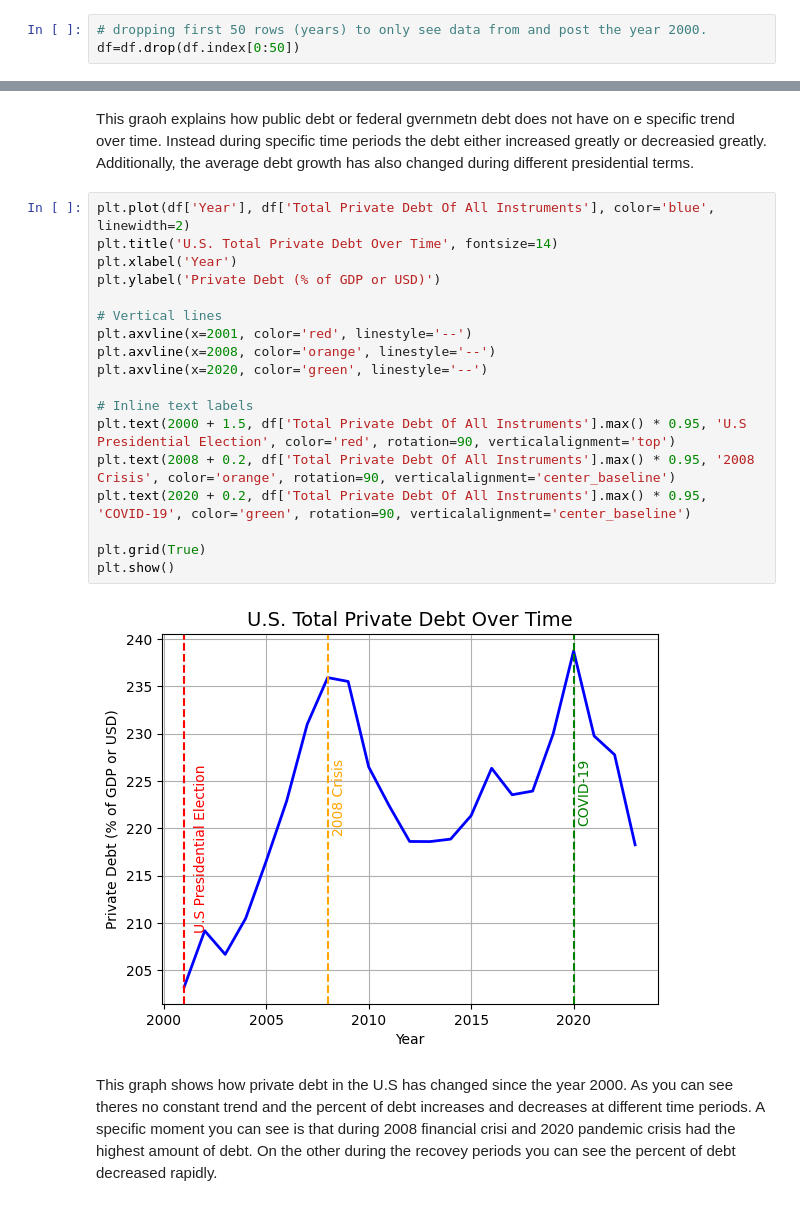
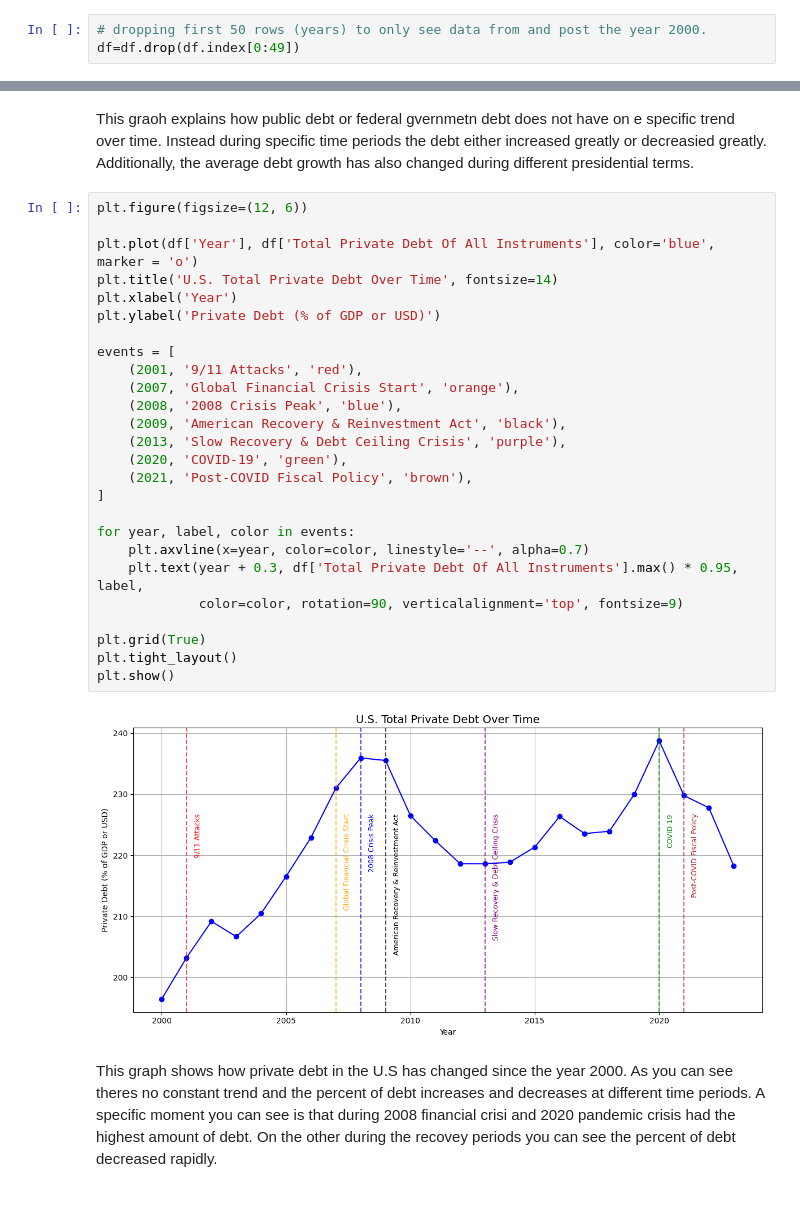
Before and after one commit to aeslha/july_21, a Jupyter notebook: DSRP_Final_Project.ipynb, the cells around one changed output, grey strips where cells are left out. Drawn from its saved outputs; the diff is of its cells as text.

```diff
--- a/DSRP_Final_Project.ipynb
+++ b/DSRP_Final_Project.ipynb
@@ -100,7 +96,7 @@ dtypes: float64(9), int64(1)
 memory usage: 5.9 KB
 # %%
 # dropping first 50 rows (years) to only see data from and post the year 2000.
-df=df.drop(df.index[0:50])
+df=df.drop(df.index[0:49])
 # %%
 df['Nominal GDP Growth'] = df['Nominal GDP'].pct_change() * 100  # % change year-over-year
 df = df.dropna(subset=['Nominal GDP Growth']) # drops the first null value
@@ -168,25 +180,33 @@ plt.show()
 # %% [markdown]
 This graoh explains how public debt or federal gvernmetn debt does not have on e specific trend over time. Instead during specific time periods the debt either increased greatly or decreasied greatly. Additionally, the average debt growth has also changed during different presidential terms.
 # %%
-plt.plot(df['Year'], df['Total Private Debt Of All Instruments'], color='blue', linewidth=2)
+plt.figure(figsize=(12, 6))
+
+plt.plot(df['Year'], df['Total Private Debt Of All Instruments'], color='blue', marker = 'o')
 plt.title('U.S. Total Private Debt Over Time', fontsize=14)
 plt.xlabel('Year')
 plt.ylabel('Private Debt (% of GDP or USD)')
 
-# Vertical lines
-plt.axvline(x=2001, color='red', linestyle='--')
-plt.axvline(x=2008, color='orange', linestyle='--')
-plt.axvline(x=2020, color='green', linestyle='--')
+events = [
+    (2001, '9/11 Attacks', 'red'),
+    (2007, 'Global Financial Crisis Start', 'orange'),
+    (2008, '2008 Crisis Peak', 'blue'),
+    (2009, 'American Recovery & Reinvestment Act', 'black'),
+    (2013, 'Slow Recovery & Debt Ceiling Crisis', 'purple'),
+    (2020, 'COVID-19', 'green'),
+    (2021, 'Post-COVID Fiscal Policy', 'brown'),
+]
 
-# Inline text labels
-plt.text(2000 + 1.5, df['Total Private Debt Of All Instruments'].max() * 0.95, 'U.S Presidential Election', color='red', rotation=90, verticalalignment='top')
-plt.text(2008 + 0.2, df['Total Private Debt Of All Instruments'].max() * 0.95, '2008 Crisis', color='orange', rotation=90, verticalalignment='center_baseline')
-plt.text(2020 + 0.2, df['Total Private Debt Of All Instruments'].max() * 0.95, 'COVID-19', color='green', rotation=90, verticalalignment='center_baseline')
+for year, label, color in events:
+    plt.axvline(x=year, color=color, linestyle='--', alpha=0.7)
+    plt.text(year + 0.3, df['Total Private Debt Of All Instruments'].max() * 0.95, label,
+             color=color, rotation=90, verticalalignment='top', fontsize=9)
 
 plt.grid(True)
+plt.tight_layout()
 plt.show()
 # %% [output]
-[figure, old version]
+[figure, new version]
 # %% [markdown]
  This graph shows how private debt in the U.S has changed since the year 2000. As you can see theres no constant trend and the percent of debt increases and decreases at different time periods. A specific moment you can see is that during 2008 financial crisi and 2020 pandemic crisis had the highest amount of debt. On the other during the recovey periods you can see the percent of debt decreased rapidly.
 # %% [markdown]
```
Also changed, not shown: parts of 9 cells of this notebook.
